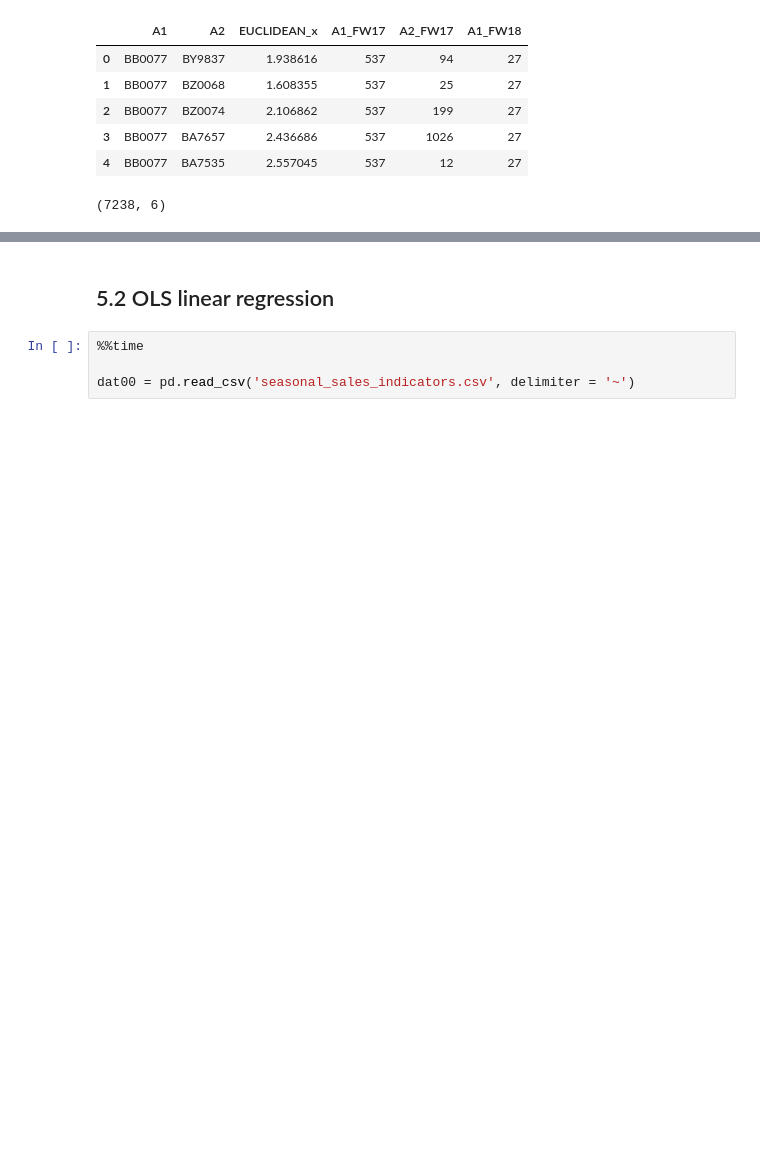
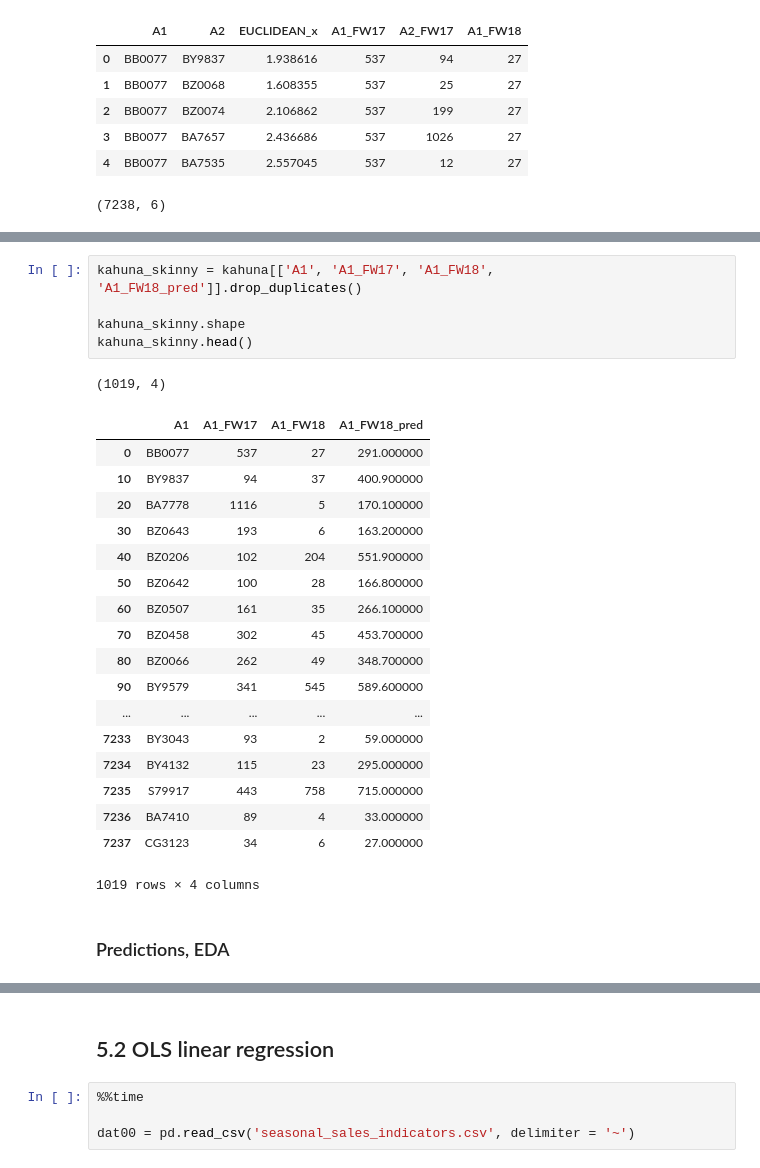
Before and after one commit to cwcomiskey/Misc, a Jupyter notebook: Bread_and_Butter.ipynb, the cells around one changed output, grey strips where cells are left out. Cells and saved outputs as stored; diff of their text form; blank space fills up the shorter version.

```diff
--- a/Bread_and_Butter.ipynb
+++ b/Bread_and_Butter.ipynb
@@ -839,0 +702,27 @@ preds
+# %%
+kahuna_skinny = kahuna[['A1', 'A1_FW17', 'A1_FW18', 'A1_FW18_pred']].drop_duplicates()
+
+kahuna_skinny.shape
+kahuna_skinny.head()
+# %% [output]
+(1019, 4)
+|  | A1 | A1_FW17 | A1_FW18 | A1_FW18_pred |
+| 0 | BB0077 | 537 | 27 | 291.000000 |
+| 10 | BY9837 | 94 | 37 | 400.900000 |
+| 20 | BA7778 | 1116 | 5 | 170.100000 |
+| 30 | BZ0643 | 193 | 6 | 163.200000 |
+| 40 | BZ0206 | 102 | 204 | 551.900000 |
+| 50 | BZ0642 | 100 | 28 | 166.800000 |
+| 60 | BZ0507 | 161 | 35 | 266.100000 |
+| 70 | BZ0458 | 302 | 45 | 453.700000 |
+| 80 | BZ0066 | 262 | 49 | 348.700000 |
+| 90 | BY9579 | 341 | 545 | 589.600000 |
+| ... | ... | ... | ... | ... |
+| 7233 | BY3043 | 93 | 2 | 59.000000 |
+| 7234 | BY4132 | 115 | 23 | 295.000000 |
+| 7235 | S79917 | 443 | 758 | 715.000000 |
+| 7236 | BA7410 | 89 | 4 | 33.000000 |
+| 7237 | CG3123 | 34 | 6 | 27.000000 |
+1019 rows × 4 columns
+# %% [markdown]
+### Predictions, EDA
```
Also changed, not shown: parts of 38 cells of this notebook.
